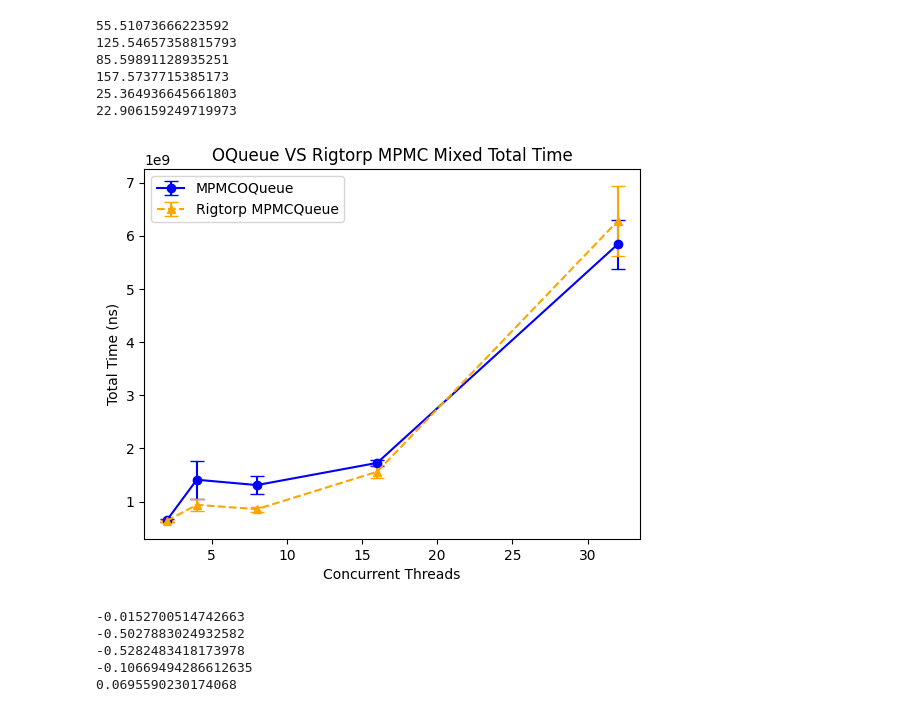
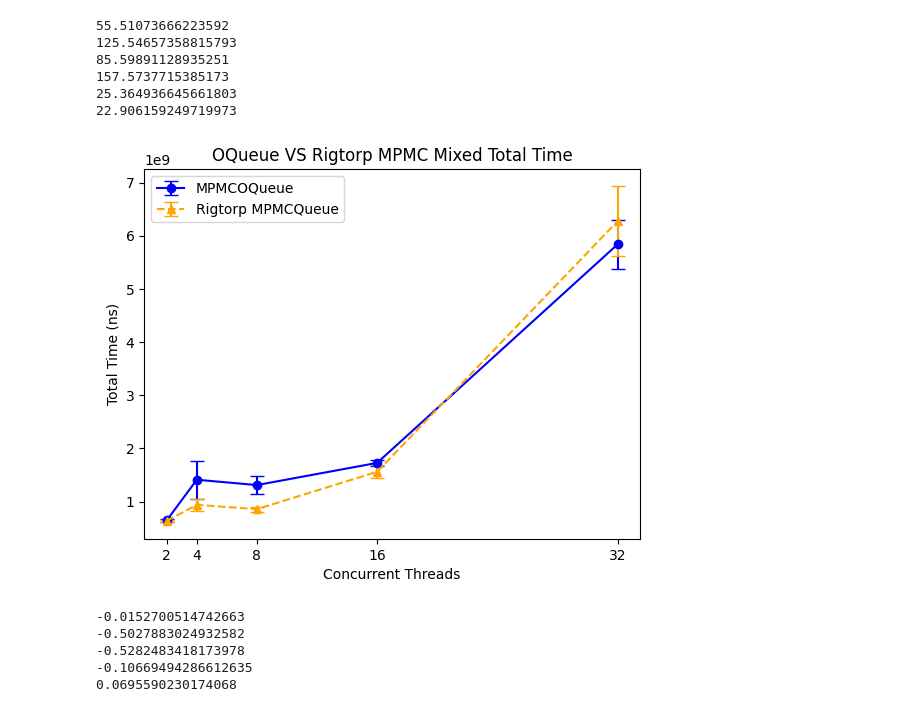
Before and after one commit to ldos-project/asterinas, a Jupyter notebook: benchmarks/1b52e1b4/MPMCBench.ipynb, the cells around one changed output. Saved outputs shown, nothing was run; the diff lists cells and outputs as text; code cells hidden in the pictures.

```diff
--- a/benchmarks/1b52e1b4/MPMCBench.ipynb
+++ b/benchmarks/1b52e1b4/MPMCBench.ipynb
@@ -209,16 +209,17 @@ for tc in thread_counts[1:]:
 # %%
 fig = plt.figure()
 plt.errorbar(thread_counts[1:], mpmc_oq_mixed_tp, yerr=mpmc_oq_mixed_tp_err, capsize=5, marker='o', label="MPMCOQueue", color="blue")
 plt.errorbar(thread_counts[1:], rigtorp_mixed_tp, yerr=rigtorp_mixed_tp_err, capsize=5, marker='^', linestyle='--', label="Rigtorp MPMCQueue", color="orange")
 plt.legend()
 plt.ylabel("Total Time (ns)")
 # plt.yscale("log")
 plt.xlabel("Concurrent Threads")
 plt.title("OQueue VS Rigtorp MPMC Mixed Total Time")
+plt.xticks(thread_counts[1:])
 plt.savefig('mixedthroughput.svg')
 plt.show()
 # %% [output]
-[figure, old version]
+[figure, new version]
 # %%
 for i in range(len(mpmc_oq_mixed_tp)):
     print(1 - mpmc_oq_mixed_tp[i]/rigtorp_mixed_tp[i])
```
Also changed, not shown: parts of 2 cells of this notebook, 3 other files.
